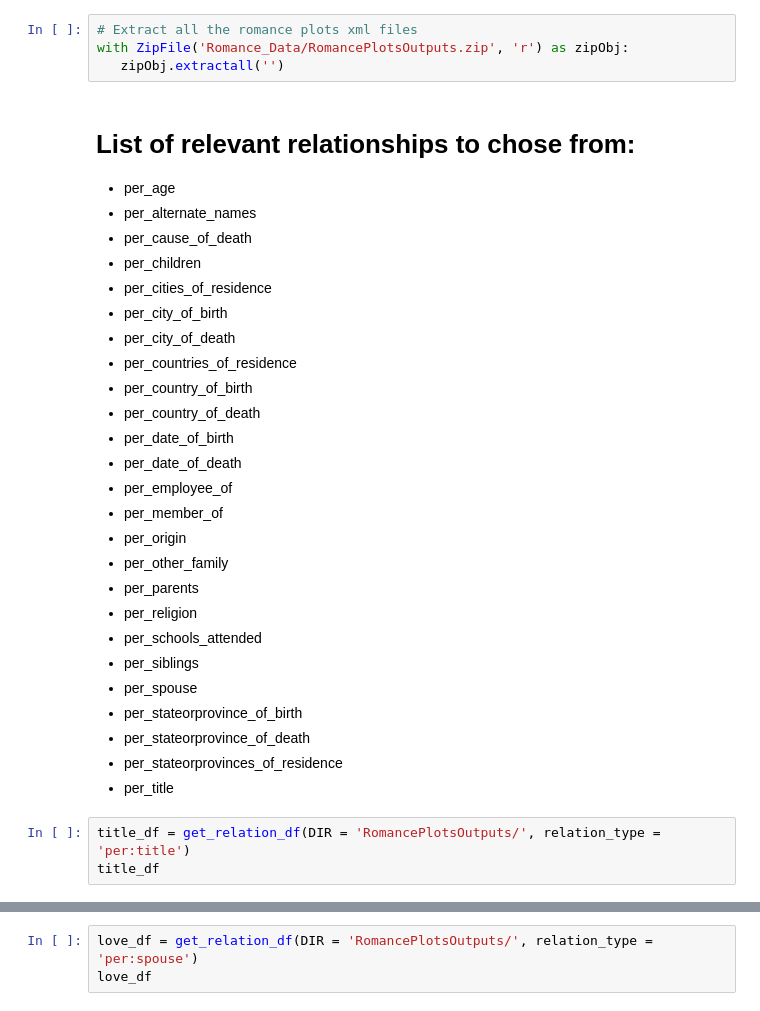
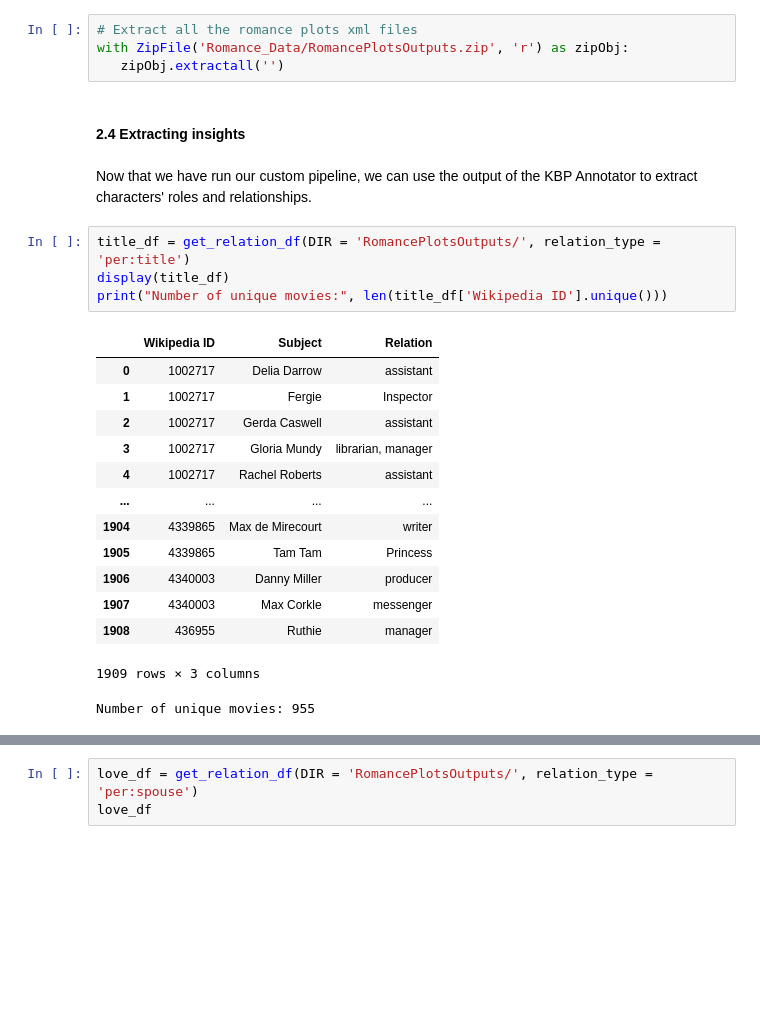
Before and after one commit to epfl-ada/ada-2022-project-toestewbrr, a Jupyter notebook: coreNLP_analysis.ipynb, the cells around one changed output, grey strips where cells are left out. Drawn from its saved outputs; the diff is of its cells as text; blank space fills up the shorter version.

```diff
--- a/coreNLP_analysis.ipynb
+++ b/coreNLP_analysis.ipynb
@@ -218,33 +258,26 @@ The analysis outputs are now stored as `.xml` files in the `RomancePlotsOutputs`
 # Extract all the romance plots xml files
 with ZipFile('Romance_Data/RomancePlotsOutputs.zip', 'r') as zipObj:
    zipObj.extractall('')
-# %% [markdown]
-# List of relevant relationships to chose from:
-- per_age
-- per_alternate_names
-- per_cause_of_death
-- per_children
-- per_cities_of_residence
-- per_city_of_birth
-- per_city_of_death
-- per_countries_of_residence
-- per_country_of_birth
-- per_country_of_death
-- per_date_of_birth
-- per_date_of_death
-- per_employee_of
-- per_member_of
-- per_origin
-- per_other_family
-- per_parents
-- per_religion
-- per_schools_attended
-- per_siblings
-- per_spouse
-- per_stateorprovince_of_birth
-- per_stateorprovince_of_death
-- per_stateorprovinces_of_residence
-- per_title
+# %% [markdown]
+#### 2.4 Extracting insights
+# %% [markdown]
+Now that we have run our custom pipeline, we can use the output of the KBP Annotator to extract characters' roles and relationships.
 # %%
 title_df = get_relation_df(DIR = 'RomancePlotsOutputs/', relation_type = 'per:title')
-title_df
+display(title_df)
+print("Number of unique movies:", len(title_df['Wikipedia ID'].unique()))
+# %% [output]
+|  | Wikipedia ID | Subject | Relation |
+| 0 | 1002717 | Delia Darrow | assistant |
+| 1 | 1002717 | Fergie | Inspector |
+| 2 | 1002717 | Gerda Caswell | assistant |
+| 3 | 1002717 | Gloria Mundy | librarian, manager |
+| 4 | 1002717 | Rachel Roberts | assistant |
+| ... | ... | ... | ... |
+| 1904 | 4339865 | Max de Mirecourt | writer |
+| 1905 | 4339865 | Tam Tam | Princess |
+| 1906 | 4340003 | Danny Miller | producer |
+| 1907 | 4340003 | Max Corkle | messenger |
+| 1908 | 436955 | Ruthie | manager |
+1909 rows × 3 columns
+Number of unique movies: 955
```
Also changed, not shown: parts of 17 cells of this notebook.
